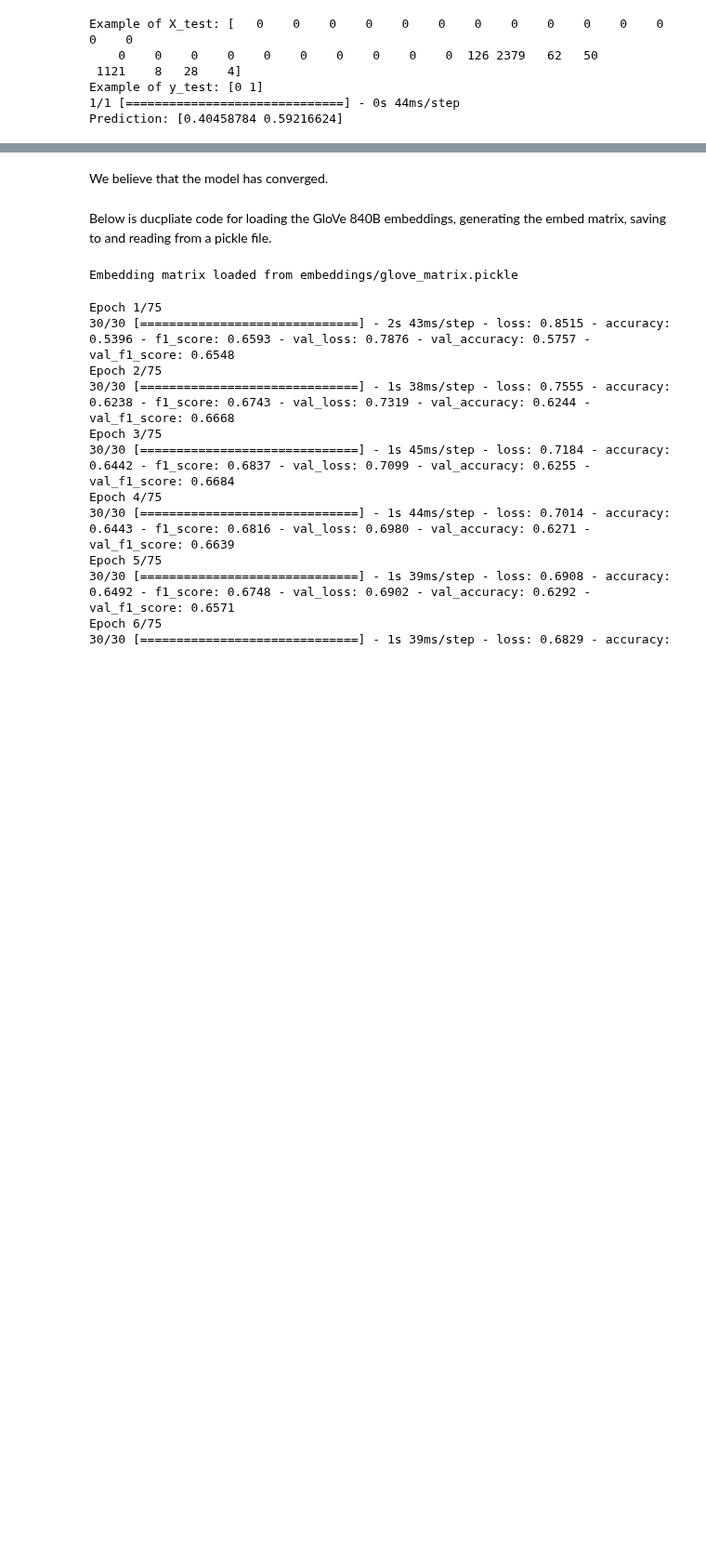
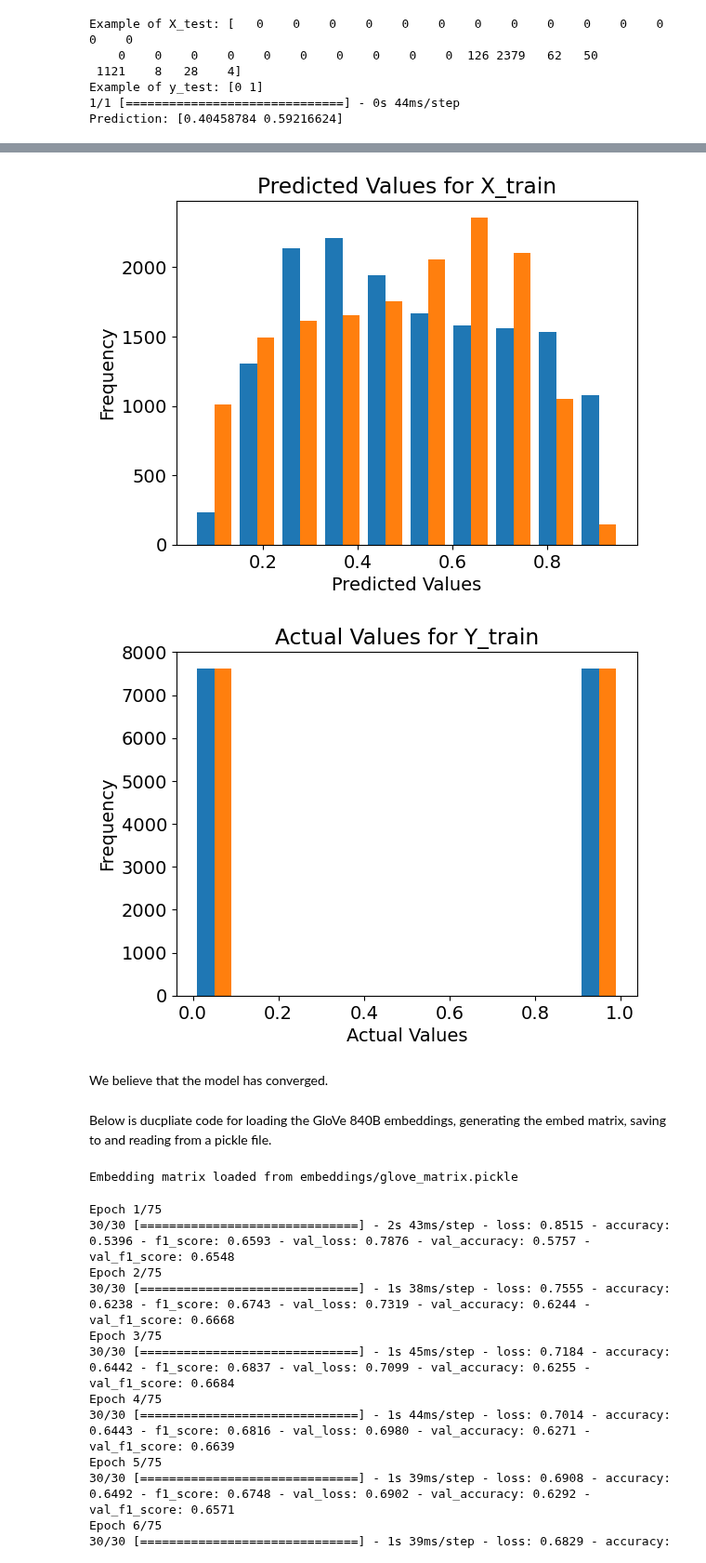
Before and after one commit to EliasLMann/pol-embed-bias, a Jupyter notebook: main.ipynb, the cells around one changed output, grey strips where cells are left out. Shown at 93% size. Cells and saved outputs as stored; diff of their text form; code cells hidden in the pictures; blank space fills up the shorter version.

```diff
--- a/main.ipynb
+++ b/main.ipynb
@@ -371,3 +371,19 @@ Example of X_test: [   0    0    0    0    0    0    0    0    0    0    0    0
 Example of y_test: [0 1]
 1/1 [==============================] - 0s 44ms/step
 Prediction: [0.40458784 0.59216624]
+# %%
+#plot a histogram of the predicitons for x train text to the actual for y train
+x_train_pred = numberbatch_model.predict(X_train)
+plt.hist(x_train_pred, bins=10)
+plt.xlabel("Predicted Values")
+plt.ylabel("Frequency")
+plt.title("Predicted Values for X_train")
+plt.show()
+
+
+plt.hist(y_train, bins=10)
+plt.xlabel("Actual Values")
+plt.ylabel("Frequency")
+plt.title("Actual Values for Y_train")
+plt.show()
+# %% [output]
@@ -374,3 +391,5 @@ Prediction: [0.40458784 0.59216624]
+[figure, added]
+[figure, added]
 # %% [markdown]
 We believe that the model has converged.
 # %% [markdown]
```
Also changed, not shown: parts of 7 cells of this notebook, 1 other file.
